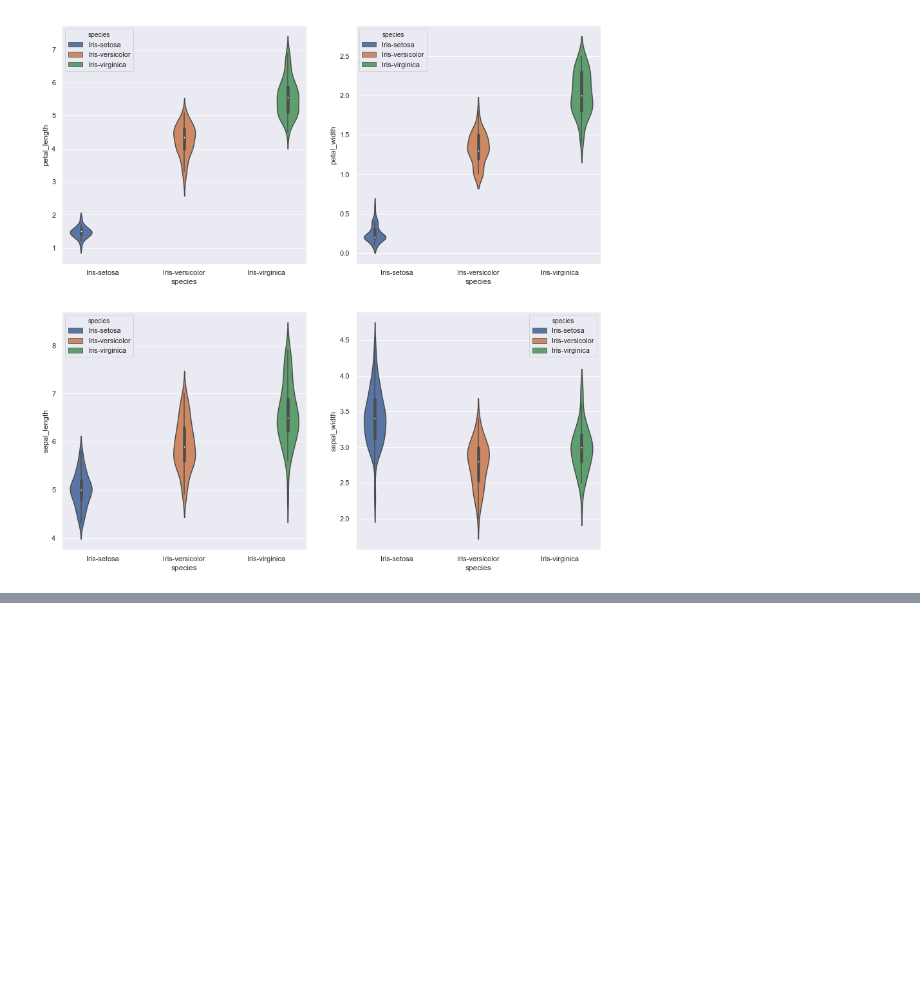
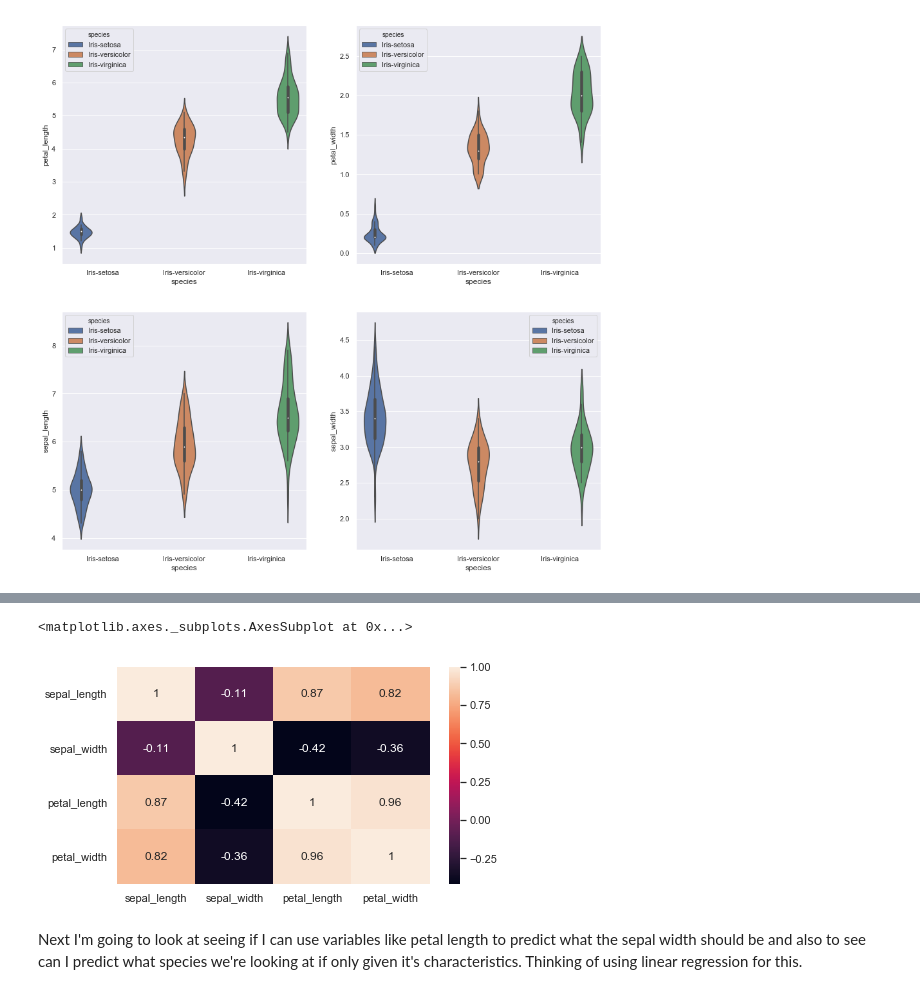
Before and after one commit to itskeithstudent/pands-project-iris-2020, a Jupyter notebook: Jupyter Analysis/iris_prelim_analysis.ipynb, the cells around one changed output, grey strips where cells are left out. Drawn from its saved outputs; the diff is of its cells as text; code cells hidden in the pictures; blank space fills up the shorter version.

```diff
--- a/Jupyter Analysis/iris_prelim_analysis.ipynb
+++ b/Jupyter Analysis/iris_prelim_analysis.ipynb
@@ -639,0 +656,10 @@ Thinking of using linear regression for this.
+# %%
+plt.figure(figsize=(7,4))
+sns.heatmap(iris_df.corr(),annot=True)
+#heatmap and correlation
+# %% [output]
+<matplotlib.axes._subplots.AxesSubplot at 0x...>
+[figure, added]
+# %% [markdown]
+Next I'm going to look at seeing if I can use variables like petal length to predict what the sepal width should be and also to see can I predict what species we're looking at if only given it's characteristics.
+Thinking of using linear regression for this.
```
Also changed, not shown: parts of 4 cells of this notebook.
